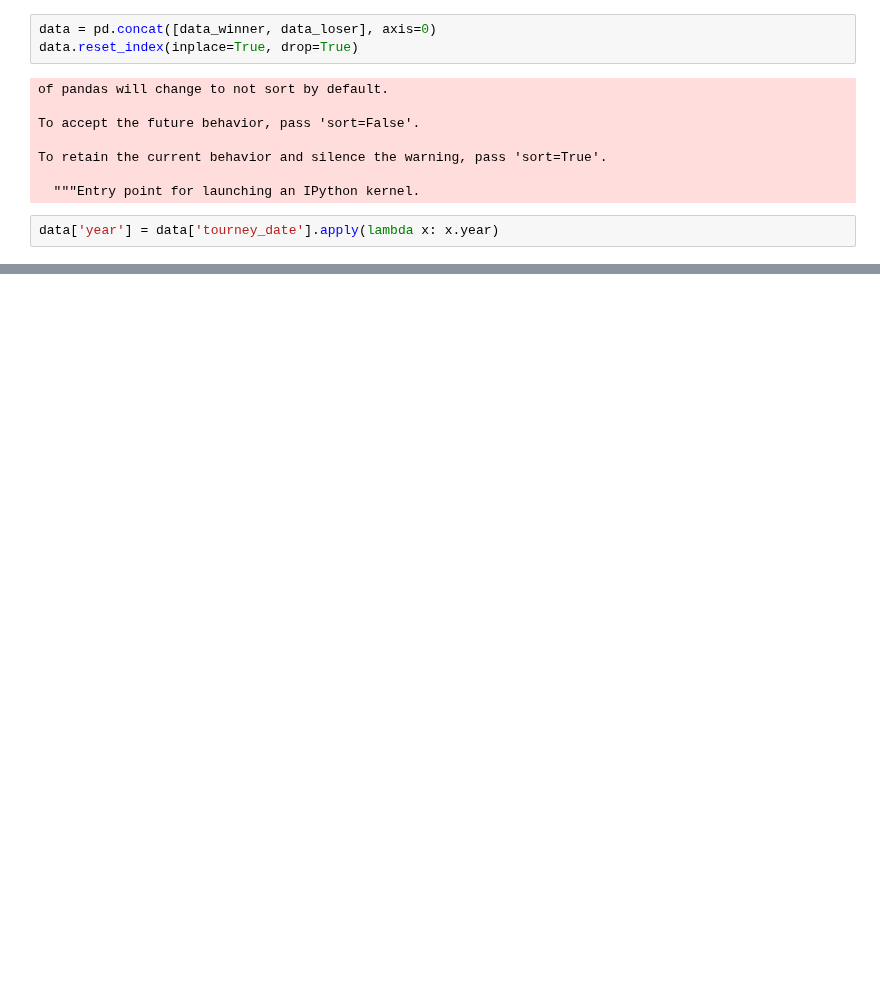
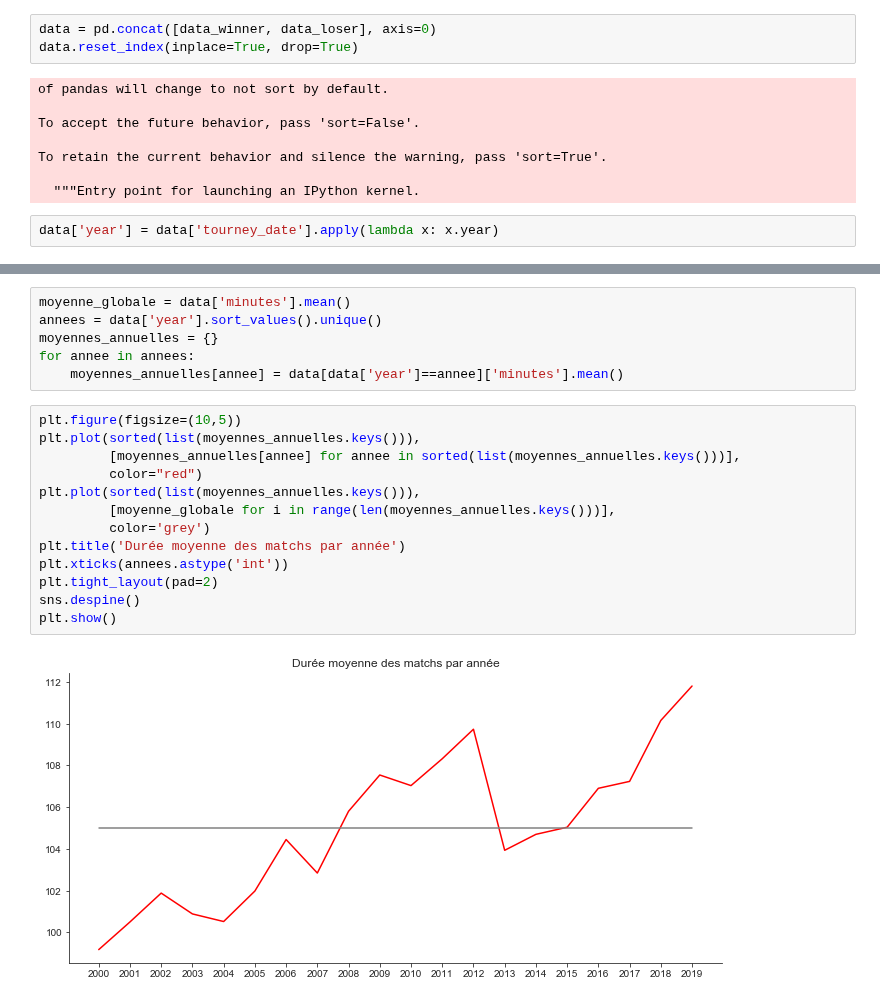
Before and after one commit to CesarRoaldes/tennis_match_time, a Jupyter notebook: base.ipynb, the cells around one changed output, grey strips where cells are left out. Cells and saved outputs as stored; diff of their text form; blank space fills up the shorter version.

```diff
--- a/base.ipynb
+++ b/base.ipynb
@@ -78,0 +75,21 @@ plt.show()
+# %%
+moyenne_globale = data['minutes'].mean()
+annees = data['year'].sort_values().unique()
+moyennes_annuelles = {}
+for annee in annees:
+    moyennes_annuelles[annee] = data[data['year']==annee]['minutes'].mean()
+# %%
+plt.figure(figsize=(10,5))
+plt.plot(sorted(list(moyennes_annuelles.keys())),
+         [moyennes_annuelles[annee] for annee in sorted(list(moyennes_annuelles.keys()))],
+         color="red")
+plt.plot(sorted(list(moyennes_annuelles.keys())),
+         [moyenne_globale for i in range(len(moyennes_annuelles.keys()))],
+         color='grey')
+plt.title('Durée moyenne des matchs par année')
+plt.xticks(annees.astype('int'))
+plt.tight_layout(pad=2)
+sns.despine()
+plt.show()
+# %% [output]
+[figure, added]
```
Also changed, not shown: parts of 22 cells of this notebook.
